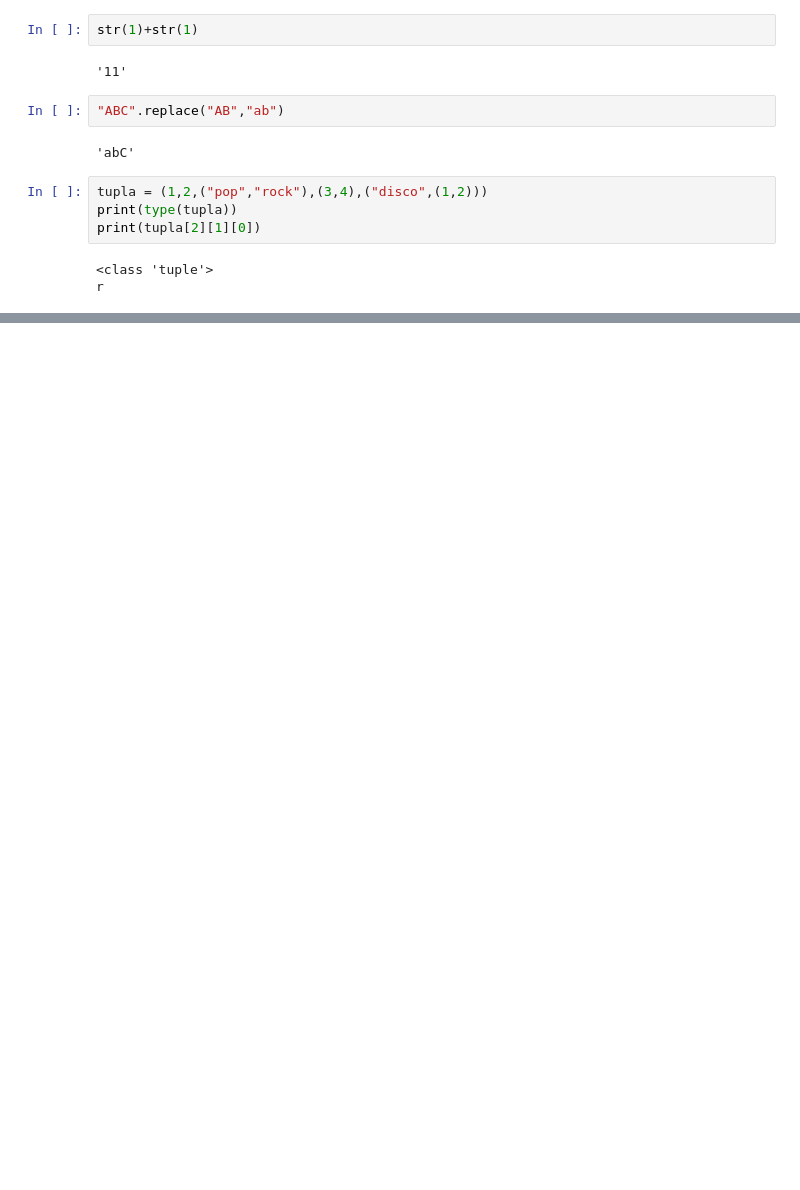
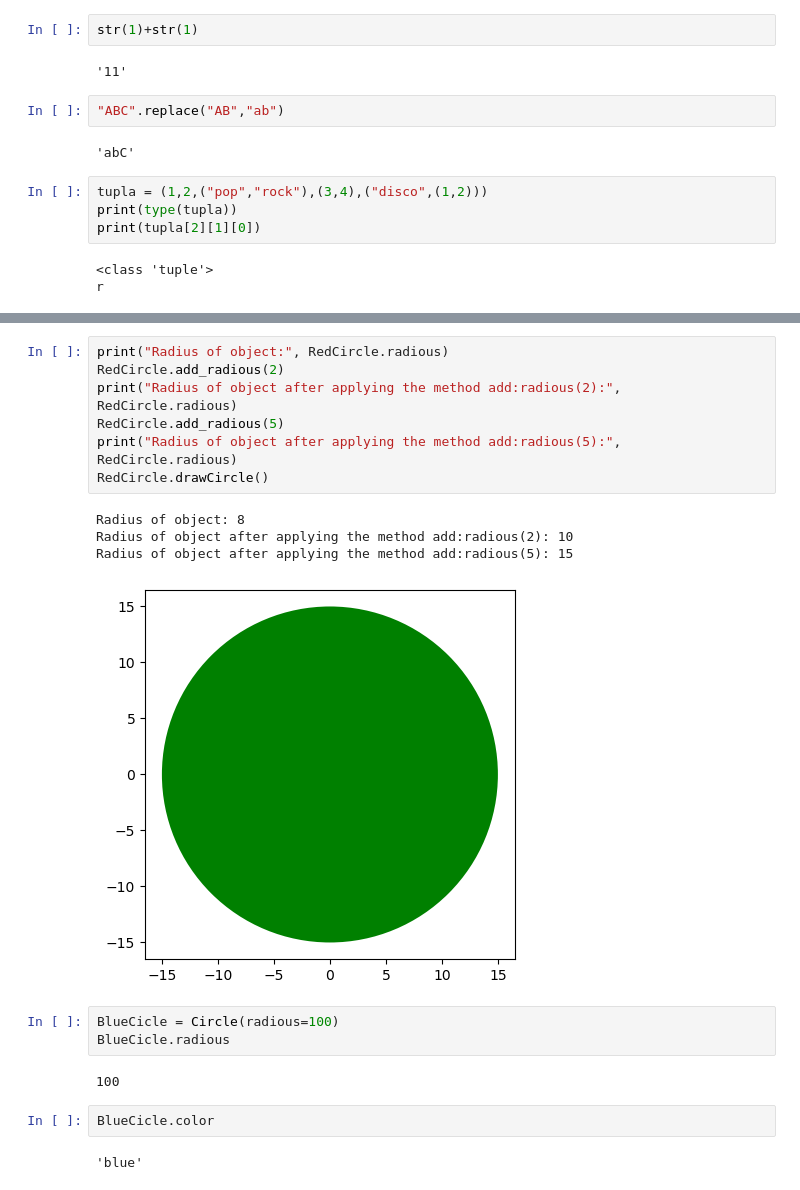
Before and after one commit to josebalm/Academic, a Jupyter notebook: Data_Scients/2.0 Phyton/1.0 Fundamentos/phyton.ipynb, the cells around one changed output, grey strips where cells are left out. Saved outputs shown, nothing was run; the diff lists cells and outputs as text; blank space fills up the shorter version.

```diff
--- a/Data_Scients/2.0 Phyton/1.0 Fundamentos/phyton.ipynb
+++ b/Data_Scients/2.0 Phyton/1.0 Fundamentos/phyton.ipynb
@@ -68,0 +220,21 @@ r
+# %%
+print("Radius of object:", RedCircle.radious)
+RedCircle.add_radious(2)
+print("Radius of object after applying the method add:radious(2):", RedCircle.radious)
+RedCircle.add_radious(5)
+print("Radius of object after applying the method add:radious(5):", RedCircle.radious)
+RedCircle.drawCircle()
+# %% [output]
+Radius of object: 8
+Radius of object after applying the method add:radious(2): 10
+Radius of object after applying the method add:radious(5): 15
+[figure, added]
+# %%
+BlueCicle = Circle(radious=100)
+BlueCicle.radious
+# %% [output]
+100
+# %%
+BlueCicle.color
+# %% [output]
+'blue'
```
Also changed, not shown: parts of 31 cells of this notebook, 8 other files.
